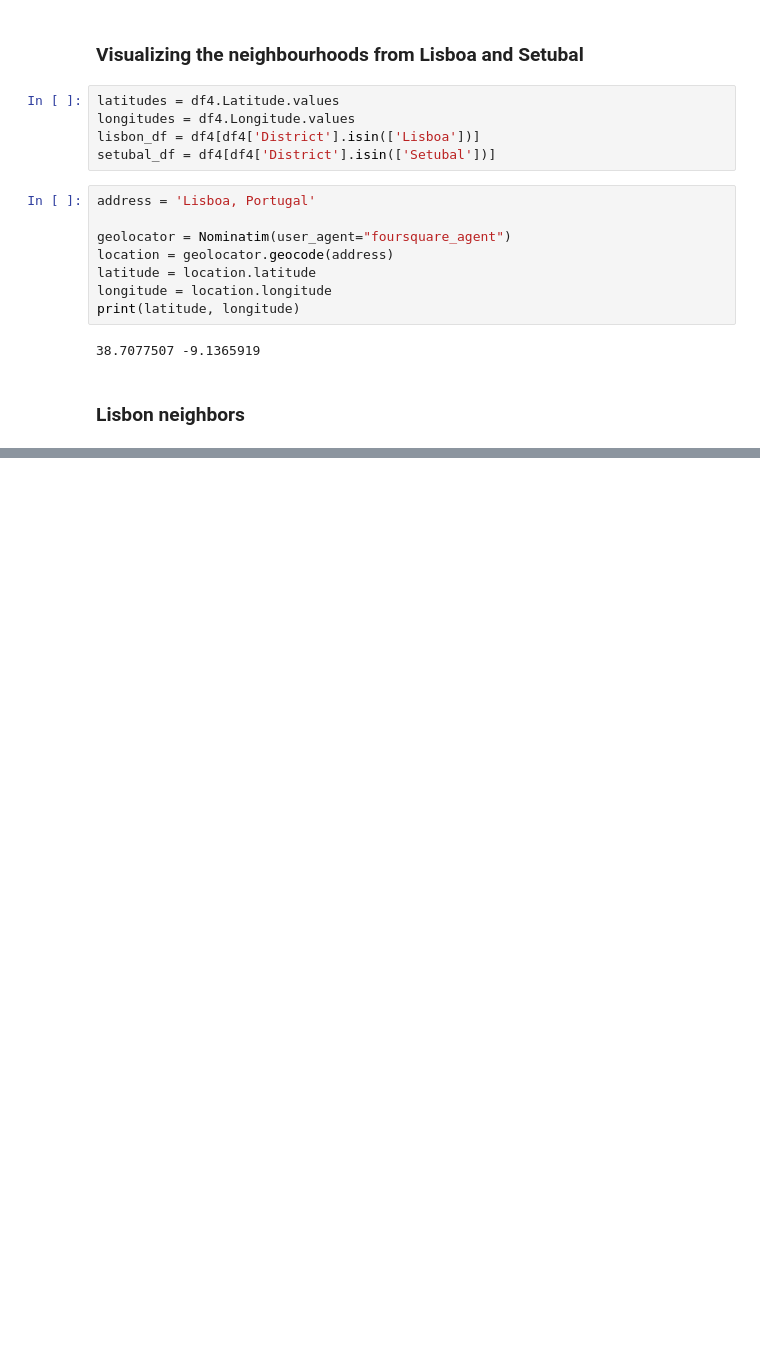
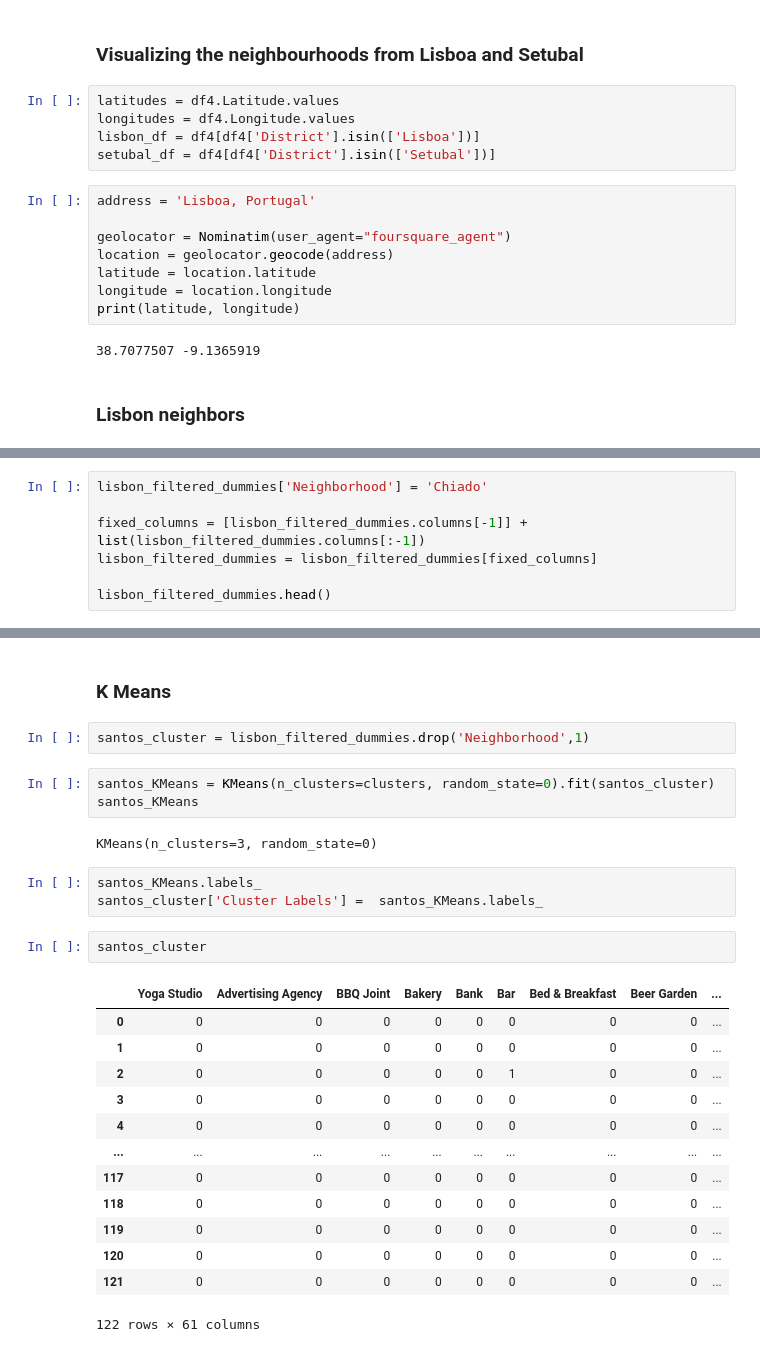
Before and after one commit to dsilva97/MachineLearning, a Jupyter notebook: PortugalBorough.ipynb, the cells around one changed output, grey strips where cells are left out. Cells and saved outputs as stored; diff of their text form; blank space fills up the shorter version.

```diff
--- a/PortugalBorough.ipynb
+++ b/PortugalBorough.ipynb
@@ -1000,0 +1382,7 @@ stb_map
+# %%
+lisbon_filtered_dummies['Neighborhood'] = 'Chiado'
+
+fixed_columns = [lisbon_filtered_dummies.columns[-1]] + list(lisbon_filtered_dummies.columns[:-1])
+lisbon_filtered_dummies = lisbon_filtered_dummies[fixed_columns]
+
+lisbon_filtered_dummies.head()
@@ -1000,0 +1417,28 @@ stb_map
+# %% [markdown]
+### K Means
+# %%
+santos_cluster = lisbon_filtered_dummies.drop('Neighborhood',1)
+# %%
+santos_KMeans = KMeans(n_clusters=clusters, random_state=0).fit(santos_cluster)
+santos_KMeans
+# %% [output]
+KMeans(n_clusters=3, random_state=0)
+# %%
+santos_KMeans.labels_
+santos_cluster['Cluster Labels'] =  santos_KMeans.labels_
+# %%
+santos_cluster
+# %% [output]
+|  | Yoga Studio | Advertising Agency | BBQ Joint | Bakery | Bank | Bar | Bed & Breakfast | Beer Garden | ... |
+| 0 | 0 | 0 | 0 | 0 | 0 | 0 | 0 | 0 | ... |
+| 1 | 0 | 0 | 0 | 0 | 0 | 0 | 0 | 0 | ... |
+| 2 | 0 | 0 | 0 | 0 | 0 | 1 | 0 | 0 | ... |
+| 3 | 0 | 0 | 0 | 0 | 0 | 0 | 0 | 0 | ... |
+| 4 | 0 | 0 | 0 | 0 | 0 | 0 | 0 | 0 | ... |
+| ... | ... | ... | ... | ... | ... | ... | ... | ... | ... |
+| 117 | 0 | 0 | 0 | 0 | 0 | 0 | 0 | 0 | ... |
+| 118 | 0 | 0 | 0 | 0 | 0 | 0 | 0 | 0 | ... |
+| 119 | 0 | 0 | 0 | 0 | 0 | 0 | 0 | 0 | ... |
+| 120 | 0 | 0 | 0 | 0 | 0 | 0 | 0 | 0 | ... |
+| 121 | 0 | 0 | 0 | 0 | 0 | 0 | 0 | 0 | ... |
+122 rows × 61 columns
```
Also changed, not shown: parts of 41 cells of this notebook.
